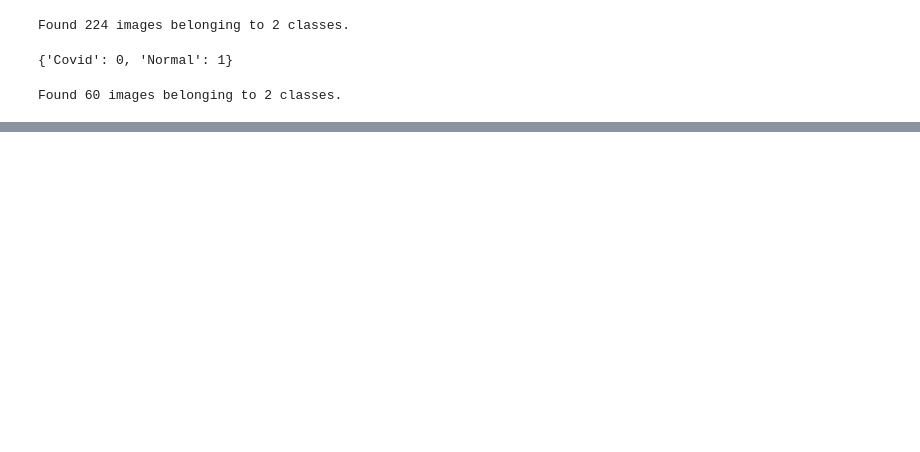
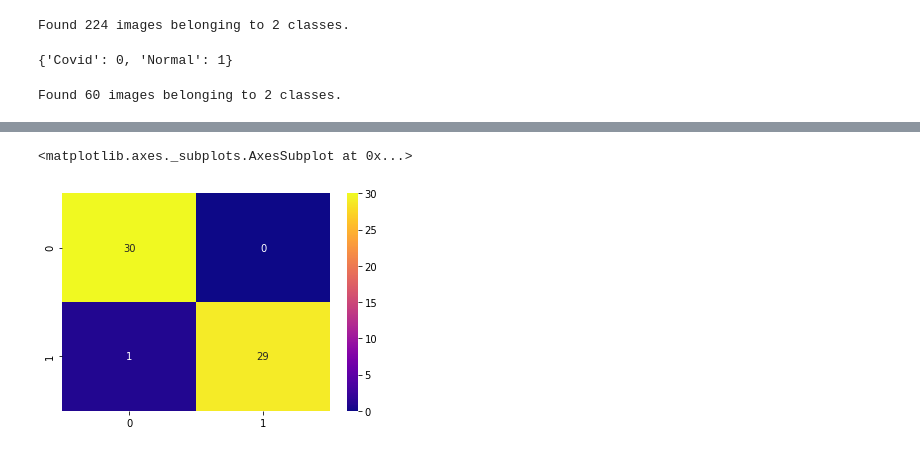
Before and after one commit to dibyanshu12/COVID-19-prediction, a Jupyter notebook: prediction_of_COVID_19_Detector.ipynb, the cells around one changed output, grey strips where cells are left out. Drawn from its saved outputs; the diff is of its cells as text; code cells hidden in the pictures; blank space fills up the shorter version.

```diff
--- a/prediction_of_COVID_19_Detector.ipynb
+++ b/prediction_of_COVID_19_Detector.ipynb
@@ -159,0 +178,22 @@ Epoch 10/10
+# %%
+for i in os.listdir("./CovidDataset/Val/Normal/"):
+  img=image.load_img("./CovidDataset/Val/Normal/"+i,target_size=(224,224))
+  img=image.img_to_array(img)
+  img=np.expand_dims(img,axis=0)
+  p=model.predict_classes(img)
+  y_test.append(p[0,0])
+  y_actual.append(1)
+# %%
+for i in os.listdir("./CovidDataset/Val/Covid/"):
+  img=image.load_img("./CovidDataset/Val/Covid/"+i,target_size=(224,224))
+  img=image.img_to_array(img)
+  img=np.expand_dims(img,axis=0)
+  p=model.predict_classes(img)
+  y_test.append(p[0,0])
+  y_actual.append(0)
+# %%
+y_actual=np.array(y_actual)
+y_test=np.array(y_test)
+# %%
+from sklearn.metrics import confusion_matrix
+cm=confusion_matrix(y_actual,y_test)
@@ -159,0 +202,5 @@ Epoch 10/10
+# %%
+sns.heatmap(cm,cmap="plasma",annot=True)
+# %% [output]
+<matplotlib.axes._subplots.AxesSubplot at 0x...>
+[figure, added]
```
Also changed, not shown: parts of 12 cells of this notebook.
